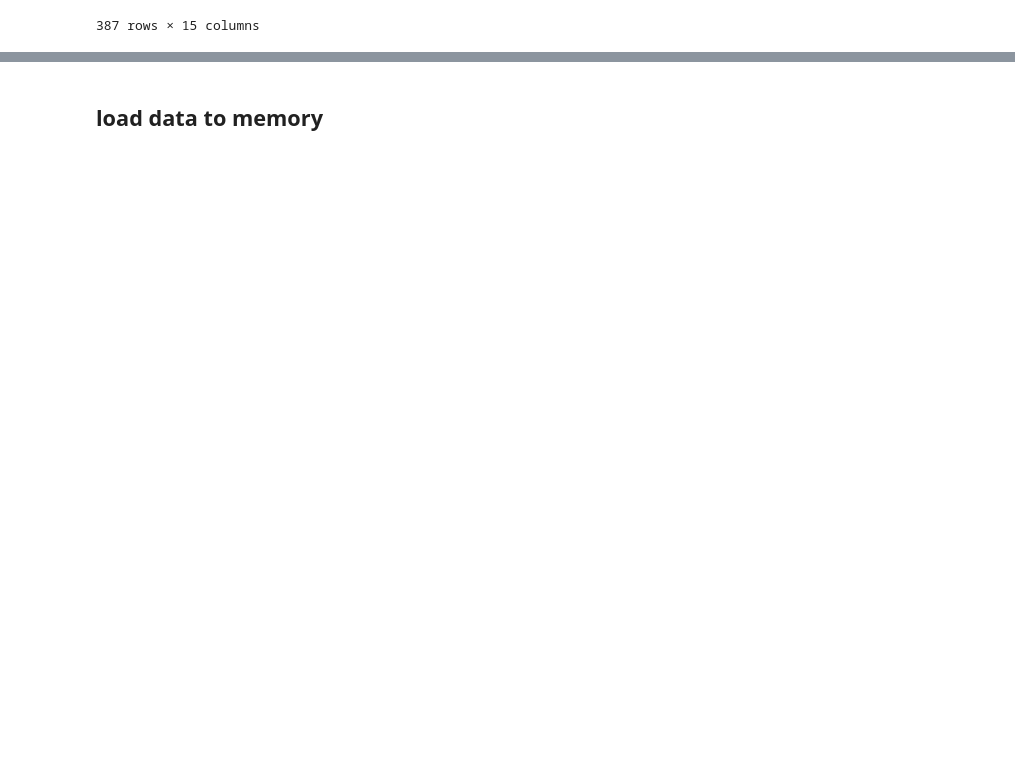
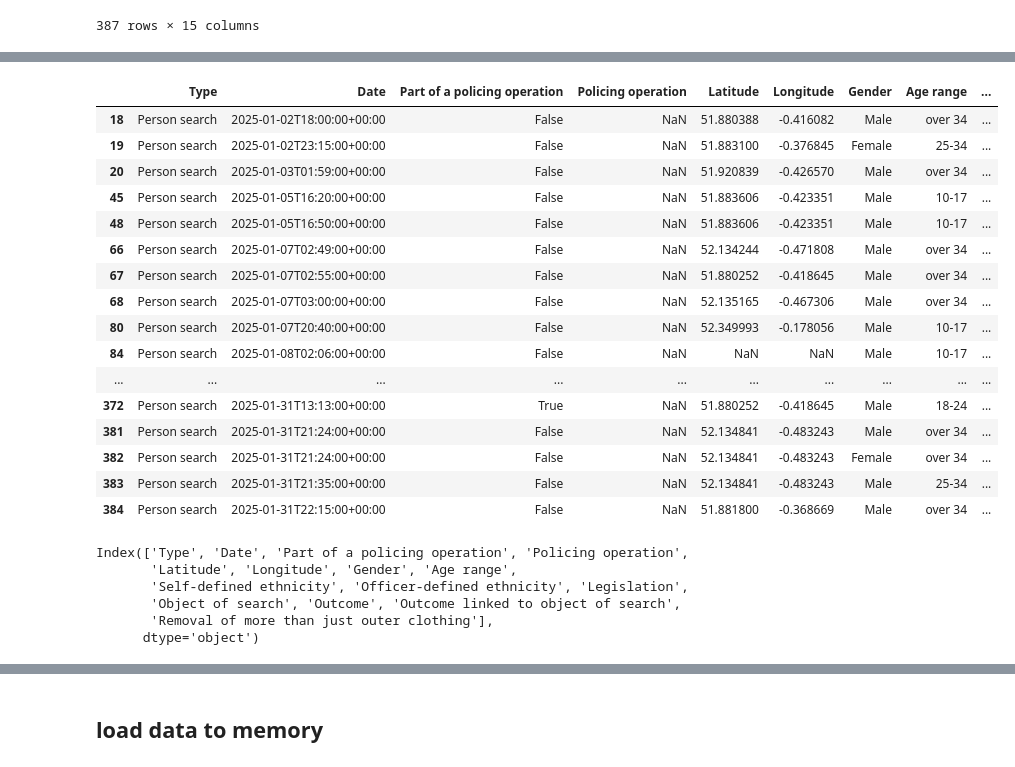
Before and after one commit to kittanaiwisetkhro/dataviz2025, a Jupyter notebook: Pandas_101_2025_663020620_0_กฤตนัย_วิเศษคร้อ.ipynb, the cells around one changed output, grey strips where cells are left out. Drawn from its saved outputs; the diff is of its cells as text; code cells hidden in the pictures; blank space fills up the shorter version.

```diff
--- a/Pandas_101_2025_663020620_0_กฤตนัย_วิเศษคร้อ.ipynb
+++ b/Pandas_101_2025_663020620_0_กฤตนัย_วิเศษคร้อ.ipynb
@@ -74,0 +137,32 @@ stopandsearch_df
+# %%
+stopandsearch_df[stopandsearch_df['Object of search'] == 'Article for use in theft']
+# %% [output]
+|  | Type | Date | Part of a policing operation | Policing operation | Latitude | Longitude | Gender | Age range | ... |
+| 18 | Person search | 2025-01-02T18:00:00+00:00 | False | NaN | 51.880388 | -0.416082 | Male | over 34 | ... |
+| 19 | Person search | 2025-01-02T23:15:00+00:00 | False | NaN | 51.883100 | -0.376845 | Female | 25-34 | ... |
+| 20 | Person search | 2025-01-03T01:59:00+00:00 | False | NaN | 51.920839 | -0.426570 | Male | over 34 | ... |
+| 45 | Person search | 2025-01-05T16:20:00+00:00 | False | NaN | 51.883606 | -0.423351 | Male | 10-17 | ... |
+| 48 | Person search | 2025-01-05T16:50:00+00:00 | False | NaN | 51.883606 | -0.423351 | Male | 10-17 | ... |
+| 66 | Person search | 2025-01-07T02:49:00+00:00 | False | NaN | 52.134244 | -0.471808 | Male | over 34 | ... |
+| 67 | Person search | 2025-01-07T02:55:00+00:00 | False | NaN | 51.880252 | -0.418645 | Male | over 34 | ... |
+| 68 | Person search | 2025-01-07T03:00:00+00:00 | False | NaN | 52.135165 | -0.467306 | Male | over 34 | ... |
+| 80 | Person search | 2025-01-07T20:40:00+00:00 | False | NaN | 52.349993 | -0.178056 | Male | 10-17 | ... |
+| 84 | Person search | 2025-01-08T02:06:00+00:00 | False | NaN | NaN | NaN | Male | 10-17 | ... |
+| ... | ... | ... | ... | ... | ... | ... | ... | ... | ... |
+| 372 | Person search | 2025-01-31T13:13:00+00:00 | True | NaN | 51.880252 | -0.418645 | Male | 18-24 | ... |
+| 381 | Person search | 2025-01-31T21:24:00+00:00 | False | NaN | 52.134841 | -0.483243 | Male | over 34 | ... |
+| 382 | Person search | 2025-01-31T21:24:00+00:00 | False | NaN | 52.134841 | -0.483243 | Female | over 34 | ... |
+| 383 | Person search | 2025-01-31T21:35:00+00:00 | False | NaN | 52.134841 | -0.483243 | Male | 25-34 | ... |
+| 384 | Person search | 2025-01-31T22:15:00+00:00 | False | NaN | 51.881800 | -0.368669 | Male | over 34 | ... |
+# %%
+stopandsearch_df.head()      # ดู 5 แถวแรก
+stopandsearch_df.tail()      # ดู 5 แถวสุดท้าย
+stopandsearch_df.shape       # ดูขนาด (แถว, คอลัมน์)
+stopandsearch_df.columns     # ดูชื่อคอลัมน์ทั้งหมด
+# %% [output]
+Index(['Type', 'Date', 'Part of a policing operation', 'Policing operation',
+       'Latitude', 'Longitude', 'Gender', 'Age range',
+       'Self-defined ethnicity', 'Officer-defined ethnicity', 'Legislation',
+       'Object of search', 'Outcome', 'Outcome linked to object of search',
+       'Removal of more than just outer clothing'],
+      dtype='object')
```
Also changed, not shown: parts of 55 cells of this notebook.
